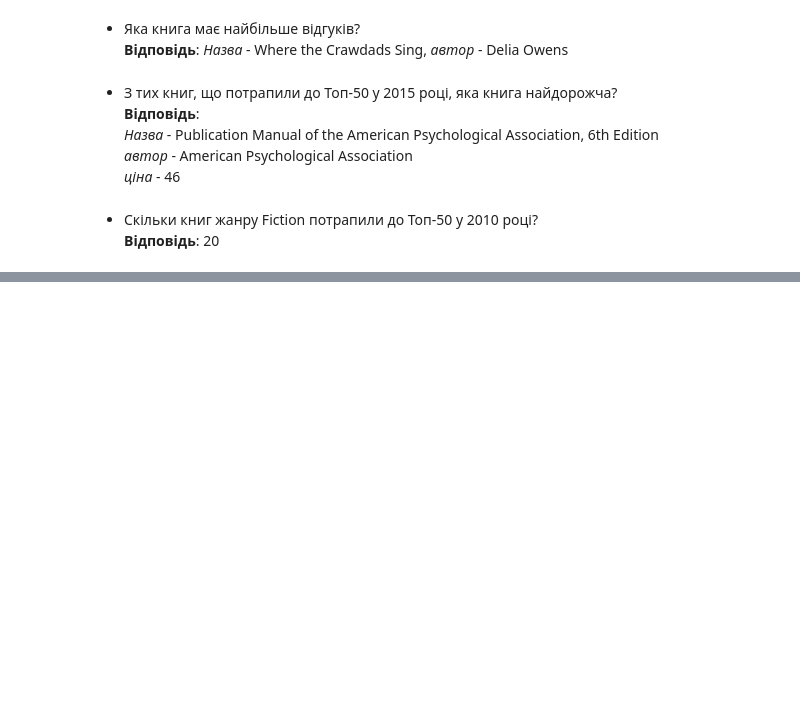
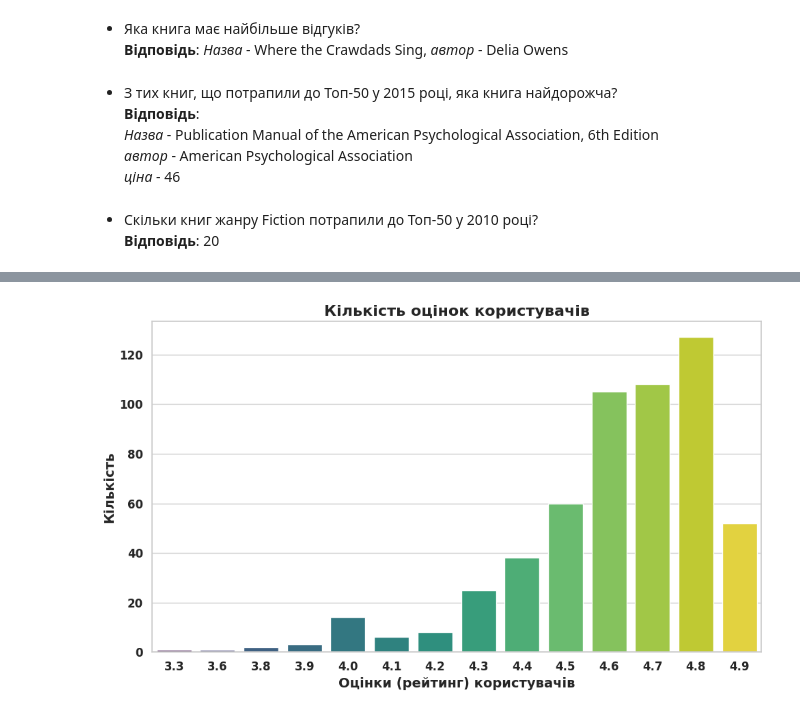
Before and after one commit to OleksiyM/Data_Science, a Jupyter notebook: Module_02/Hw2.3.ipynb, the cells around one changed output, grey strips where cells are left out. Saved outputs shown, nothing was run; the diff lists cells and outputs as text; code cells hidden in the pictures; blank space fills up the shorter version.

```diff
--- a/Module_02/Hw2.3.ipynb
+++ b/Module_02/Hw2.3.ipynb
@@ -200,0 +363,16 @@ print(f'* Який автор перший у списку? Відповідь:'
+# %%
+sns.set_theme(style="whitegrid")
+plt.figure(figsize=(10, 6))
+sns.countplot(x="user_rating", hue="user_rating", data=df, palette='viridis', legend=False)
+# plt.xlabel("Users rating", fontsize=14, fontweight='bold')
+# plt.ylabel("Count", fontsize=14, fontweight='bold')
+# plt.title("Number of user ratings", fontsize=16, fontweight='bold')
+plt.xlabel("Оцінки (рейтинг) користувачів", fontsize=14, fontweight='bold')
+plt.ylabel("Кількість", fontsize=14, fontweight='bold')
+plt.title("Кількість оцінок користувачів", fontsize=16, fontweight='bold')
+plt.xticks(fontsize=12, fontweight='bold')
+plt.yticks(fontsize=12, fontweight='bold')
+plt.tight_layout()
+plt.show()
+# %% [output]
+[figure, added]
```
Also changed, not shown: parts of 29 cells of this notebook.
